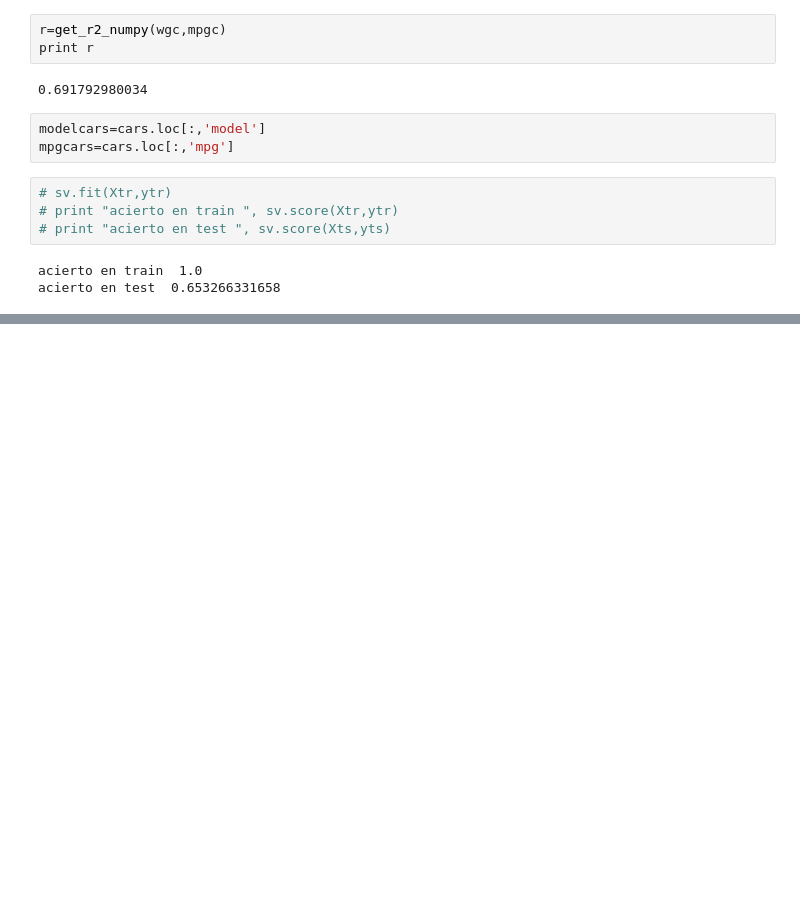
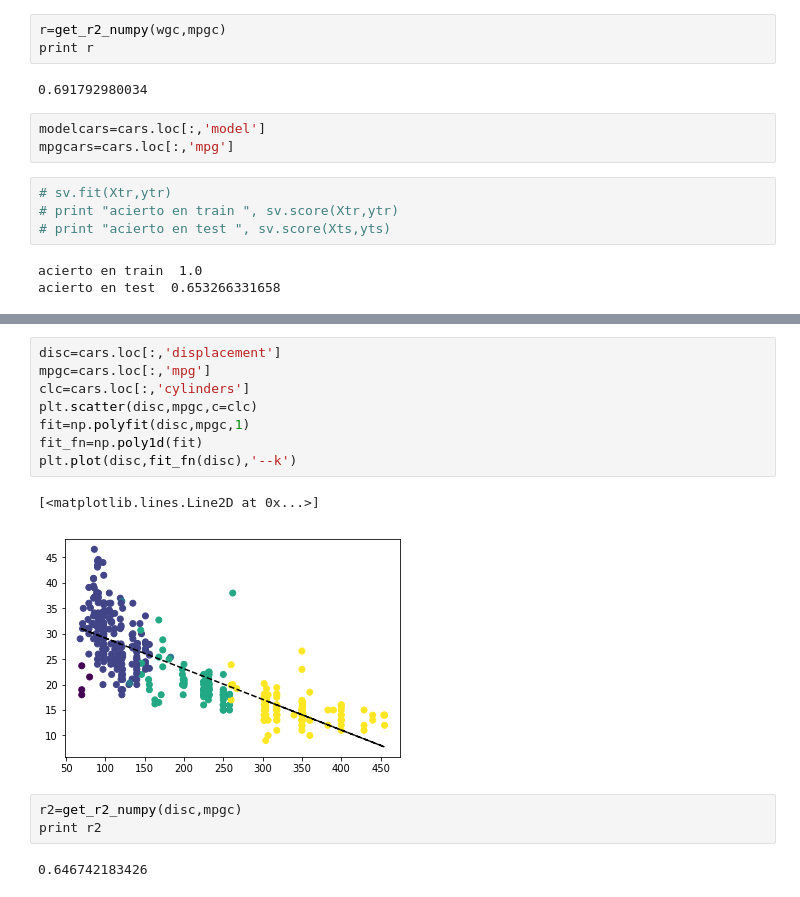
Before and after one commit to felipe0479/Caracteristicas-que-afectan-el-consumo-de-combustible-en-los-carros, a Jupyter notebook: Dataset Cars.ipynb, the cells around one changed output, grey strips where cells are left out. Saved outputs shown, nothing was run; the diff lists cells and outputs as text; blank space fills up the shorter version.

```diff
--- a/Dataset Cars.ipynb
+++ b/Dataset Cars.ipynb
@@ -495,0 +511,16 @@ acierto en test  0.653266331658
+# %%
+disc=cars.loc[:,'displacement']
+mpgc=cars.loc[:,'mpg']
+clc=cars.loc[:,'cylinders']
+plt.scatter(disc,mpgc,c=clc)
+fit=np.polyfit(disc,mpgc,1)
+fit_fn=np.poly1d(fit)
+plt.plot(disc,fit_fn(disc),'--k')
+# %% [output]
+[<matplotlib.lines.Line2D at 0x...>]
+[figure, added]
+# %%
+r2=get_r2_numpy(disc,mpgc)
+print r2
+# %% [output]
+0.646742183426
```
Also changed, not shown: parts of 5 cells of this notebook.
